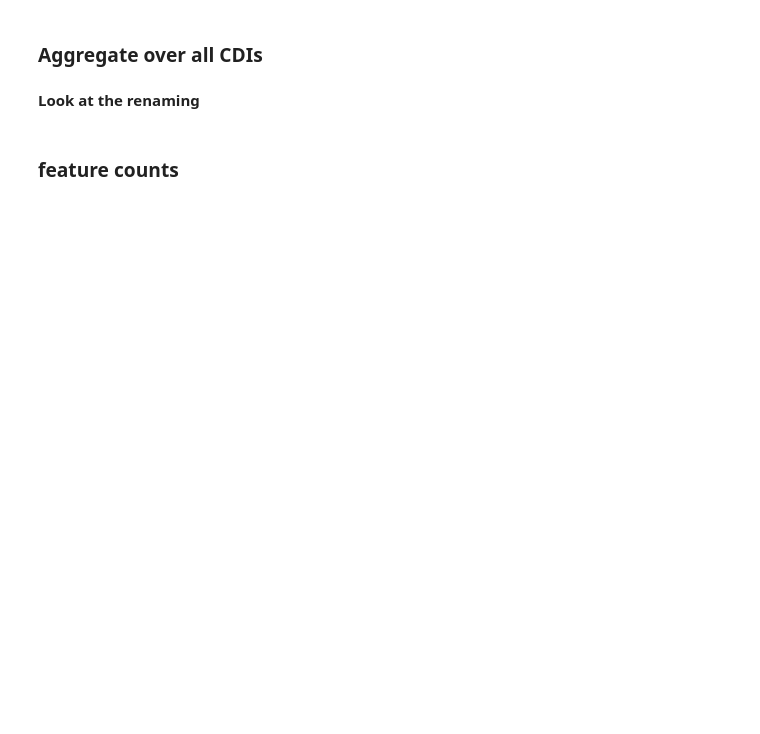
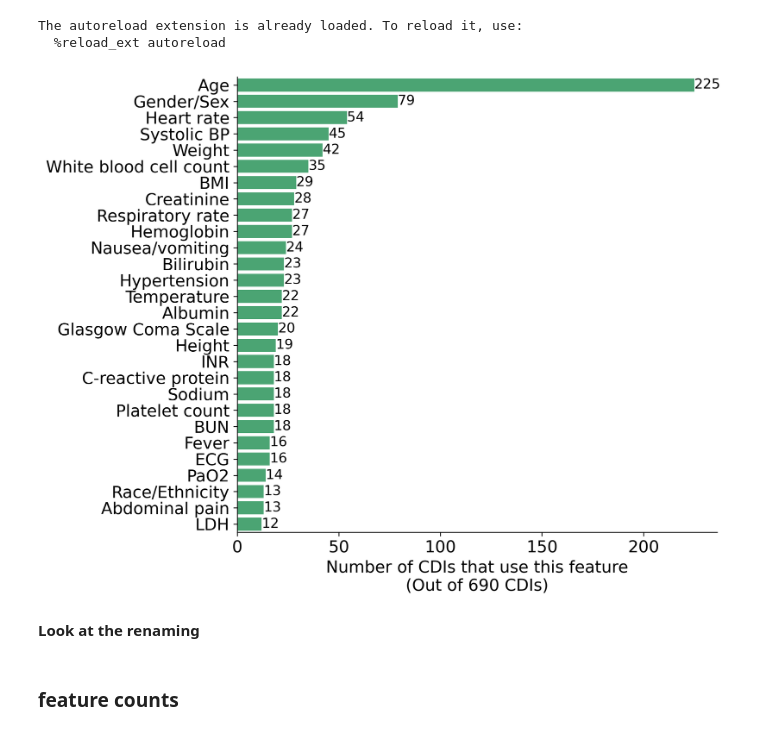
Before and after one commit to csinva/clinical-rule-analysis, a Jupyter notebook: notebooks/04_feature_counting.ipynb, the cells around one changed output. Saved outputs shown, nothing was run; the diff lists cells and outputs as text; code cells hidden in the pictures; blank space fills up the shorter version.

```diff
--- a/notebooks/04_feature_counting.ipynb
+++ b/notebooks/04_feature_counting.ipynb
@@ -3,33 +3,55 @@
 %autoreload 2
 
 
 import dvu
 import matplotlib.pyplot as plt
 import numpy as np
 import pandas as pd
 import seaborn as sns
 
 import mdcalc
 import viz
 
 # plt.style.use('default')
 dvu.set_style()
 
 df = pd.read_pickle('../data/cdis_with_schemas_cleaned.pkl')
 
 def get_feature_names_list(schema):
     if isinstance(schema, list):
         return [mdcalc.clean_feature_name(s['label_en']) if 'label_en' in s else 'unknown'
                 for s in schema]
     else:
         return []
 
 # these seem to be extra info in the calc, not actually a new feature
 def remove_unknown(x):
     return [z for z in x if not z == 'unknown']
 
 df['feature_names'] = df['input_schema'].apply(get_feature_names_list)
 df['feature_names'] = df['feature_names'].apply(remove_unknown)
-df['feature_names_unique'] = df['feature_names'].apply(mdcalc.get_renamed_unique_feature_names_from_list)
+df['feature_names_unique'] = df['feature_names'].apply(
+    lambda l: list(set([mdcalc.rename_feature_name(x) for x in l])))
+
+# make plot
+all_words = sum(df['feature_names_unique'], [])  # concatenate all list
+all_words = pd.Series(all_words)
+# all_words = all_words[~(all_words == 'unknown')] # not necessary, already handleed
+counts = all_words.value_counts()
+feat_names = pd.Series(counts.index)
+
+
+counts.head(30)
+plt.figure(figsize=(9, 7), dpi=300, facecolor='w')
+N = 28
+# plt.grid()
+ax = sns.barplot(y=feat_names[:N].apply(lambda x: x[:39]),
+                 x=counts.values[:N], orient='h', color='mediumseagreen')
+ax.bar_label(ax.containers[0], fontsize='small')
+plt.xlabel(f'Number of CDIs that use this feature\n(Out of {df.shape[0]} CDIs)')
+plt.tight_layout()
+viz.savefig('common_features')
+# %% [output]
+The autoreload extension is already loaded. To reload it, use:
+  %reload_ext autoreload
+[figure, added]
-# %% [markdown]
-### Aggregate over all CDIs
```
Also changed, not shown: parts of 2 cells of this notebook, 10 other files.
